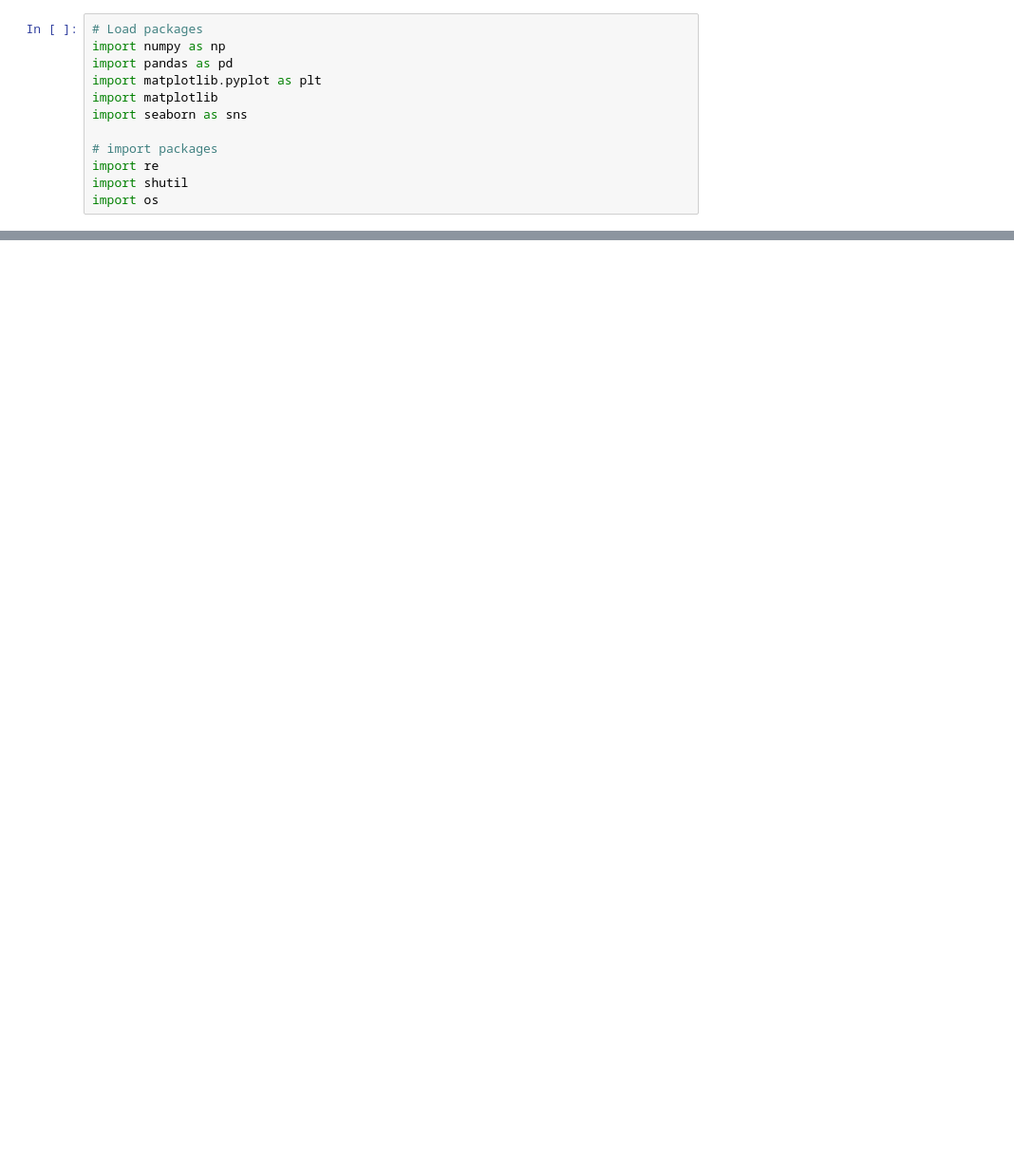
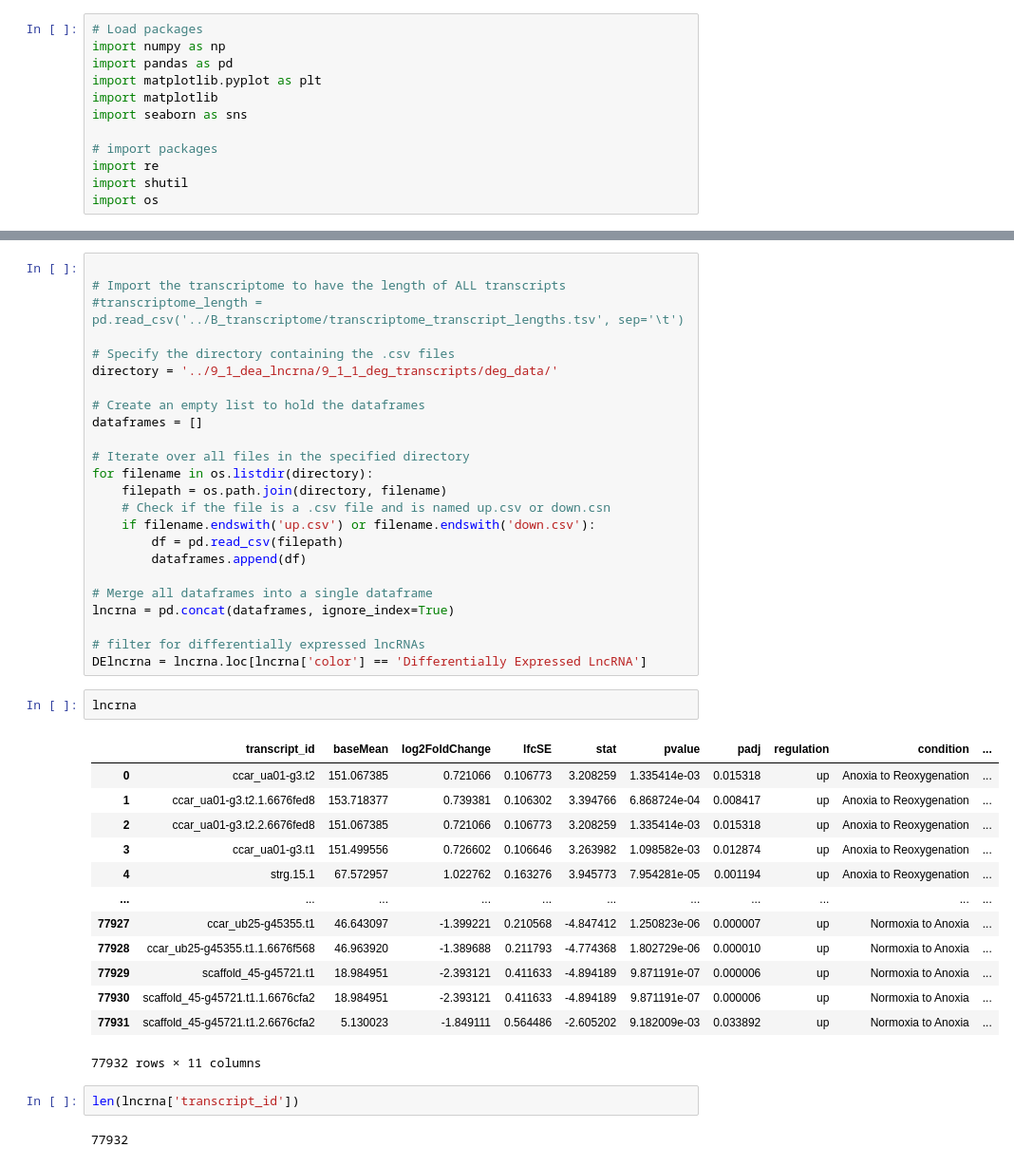
Before and after one commit to MagdalenaWinklhofer/LncRNA, a Jupyter notebook: 9_3_number_of_genes_degs/9_3_number_of_genes.ipynb, the cells around one changed output, grey strips where cells are left out. Shown at 95% size. Cells and saved outputs as stored; diff of their text form; blank space fills up the shorter version.

```diff
--- a/9_3_number_of_genes_degs/9_3_number_of_genes.ipynb
+++ b/9_3_number_of_genes_degs/9_3_number_of_genes.ipynb
@@ -77,0 +24,44 @@ annotation['transcript_id'] = annotation['attribute'].apply(extract_transcript_i
+# %%
+
+# Import the transcriptome to have the length of ALL transcripts
+#transcriptome_length = pd.read_csv('../B_transcriptome/transcriptome_transcript_lengths.tsv', sep='\t')
+
+# Specify the directory containing the .csv files
+directory = '../9_1_dea_lncrna/9_1_1_deg_transcripts/deg_data/'
+
+# Create an empty list to hold the dataframes
+dataframes = []
+
+# Iterate over all files in the specified directory
+for filename in os.listdir(directory):
+    filepath = os.path.join(directory, filename)
+    # Check if the file is a .csv file and is named up.csv or down.csn
+    if filename.endswith('up.csv') or filename.endswith('down.csv'):
+        df = pd.read_csv(filepath)
+        dataframes.append(df)
+
+# Merge all dataframes into a single dataframe
+lncrna = pd.concat(dataframes, ignore_index=True)
+
+# filter for differentially expressed lncRNAs
+DElncrna = lncrna.loc[lncrna['color'] == 'Differentially Expressed LncRNA']
+# %%
+lncrna
+# %% [output]
+|  | transcript_id | baseMean | log2FoldChange | lfcSE | stat | pvalue | padj | regulation | condition | ... |
+| 0 | ccar_ua01-g3.t2 | 151.067385 | 0.721066 | 0.106773 | 3.208259 | 1.335414e-03 | 0.015318 | up | Anoxia to Reoxygenation | ... |
+| 1 | ccar_ua01-g3.t2.1.6676fed8 | 153.718377 | 0.739381 | 0.106302 | 3.394766 | 6.868724e-04 | 0.008417 | up | Anoxia to Reoxygenation | ... |
+| 2 | ccar_ua01-g3.t2.2.6676fed8 | 151.067385 | 0.721066 | 0.106773 | 3.208259 | 1.335414e-03 | 0.015318 | up | Anoxia to Reoxygenation | ... |
+| 3 | ccar_ua01-g3.t1 | 151.499556 | 0.726602 | 0.106646 | 3.263982 | 1.098582e-03 | 0.012874 | up | Anoxia to Reoxygenation | ... |
+| 4 | strg.15.1 | 67.572957 | 1.022762 | 0.163276 | 3.945773 | 7.954281e-05 | 0.001194 | up | Anoxia to Reoxygenation | ... |
+| ... | ... | ... | ... | ... | ... | ... | ... | ... | ... | ... |
+| 77927 | ccar_ub25-g45355.t1 | 46.643097 | -1.399221 | 0.210568 | -4.847412 | 1.250823e-06 | 0.000007 | up | Normoxia to Anoxia | ... |
+| 77928 | ccar_ub25-g45355.t1.1.6676f568 | 46.963920 | -1.389688 | 0.211793 | -4.774368 | 1.802729e-06 | 0.000010 | up | Normoxia to Anoxia | ... |
+| 77929 | scaffold_45-g45721.t1 | 18.984951 | -2.393121 | 0.411633 | -4.894189 | 9.871191e-07 | 0.000006 | up | Normoxia to Anoxia | ... |
+| 77930 | scaffold_45-g45721.t1.1.6676cfa2 | 18.984951 | -2.393121 | 0.411633 | -4.894189 | 9.871191e-07 | 0.000006 | up | Normoxia to Anoxia | ... |
+| 77931 | scaffold_45-g45721.t1.2.6676cfa2 | 5.130023 | -1.849111 | 0.564486 | -2.605202 | 9.182009e-03 | 0.033892 | up | Normoxia to Anoxia | ... |
+77932 rows × 11 columns
+# %%
+len(lncrna['transcript_id'])
+# %% [output]
+77932
```
Also changed, not shown: parts of 18 cells of this notebook, 16 other files.
